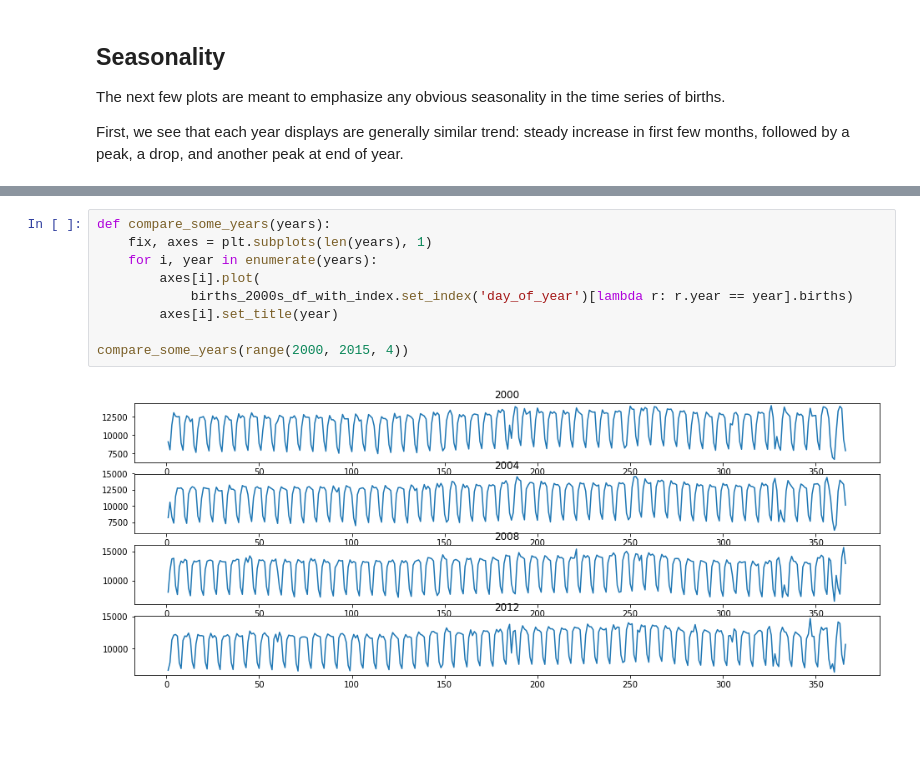
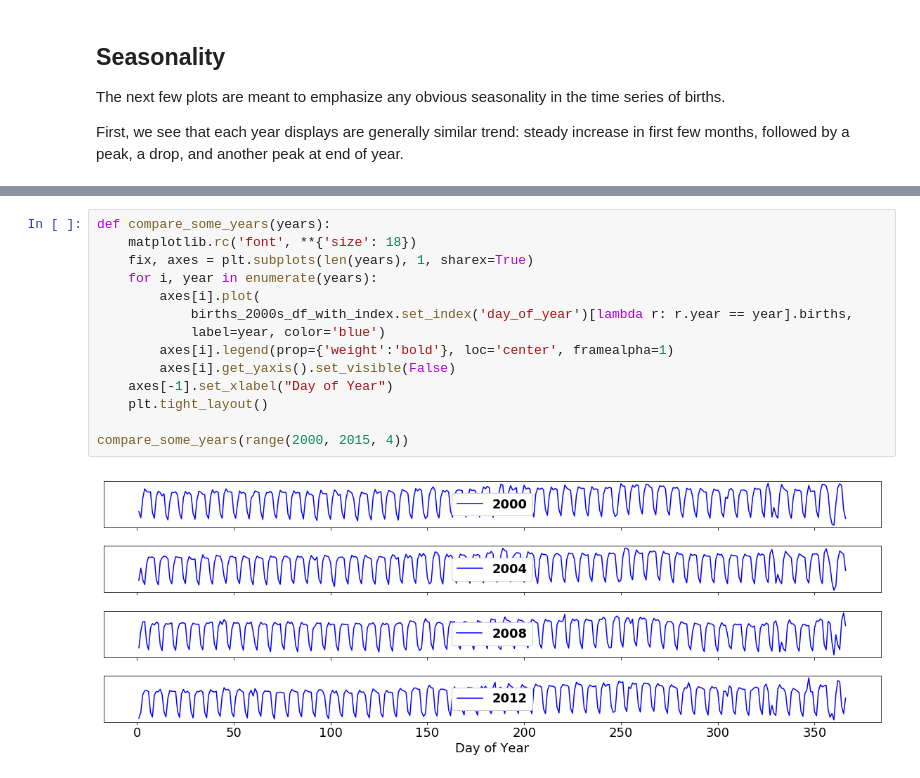
Before and after one commit to inon-peled/dtu_bda_project, a Jupyter notebook: bda_project_us_births.ipynb, the cells around one changed output, grey strips where cells are left out. Saved outputs shown, nothing was run; the diff lists cells and outputs as text; blank space fills up the shorter version.

```diff
--- a/bda_project_us_births.ipynb
+++ b/bda_project_us_births.ipynb
@@ -139,11 +144,16 @@ births_2000s_df_with_index.groupby(('year', 'month')).births.sum().plot(title="M
 # %%
 def compare_some_years(years):
-    fix, axes = plt.subplots(len(years), 1)
+    matplotlib.rc('font', **{'size': 18})
+    fix, axes = plt.subplots(len(years), 1, sharex=True)
     for i, year in enumerate(years):
         axes[i].plot(
-            births_2000s_df_with_index.set_index('day_of_year')[lambda r: r.year == year].births)
-        axes[i].set_title(year)
+            births_2000s_df_with_index.set_index('day_of_year')[lambda r: r.year == year].births,
+            label=year, color='blue')
+        axes[i].legend(prop={'weight':'bold'}, loc='center', framealpha=1)
+        axes[i].get_yaxis().set_visible(False)
+    axes[-1].set_xlabel("Day of Year")
+    plt.tight_layout()
 
 compare_some_years(range(2000, 2015, 4))
 # %% [output]
-[figure, old version]
+[figure, new version]
```
Also changed, not shown: parts of 3 cells of this notebook.
